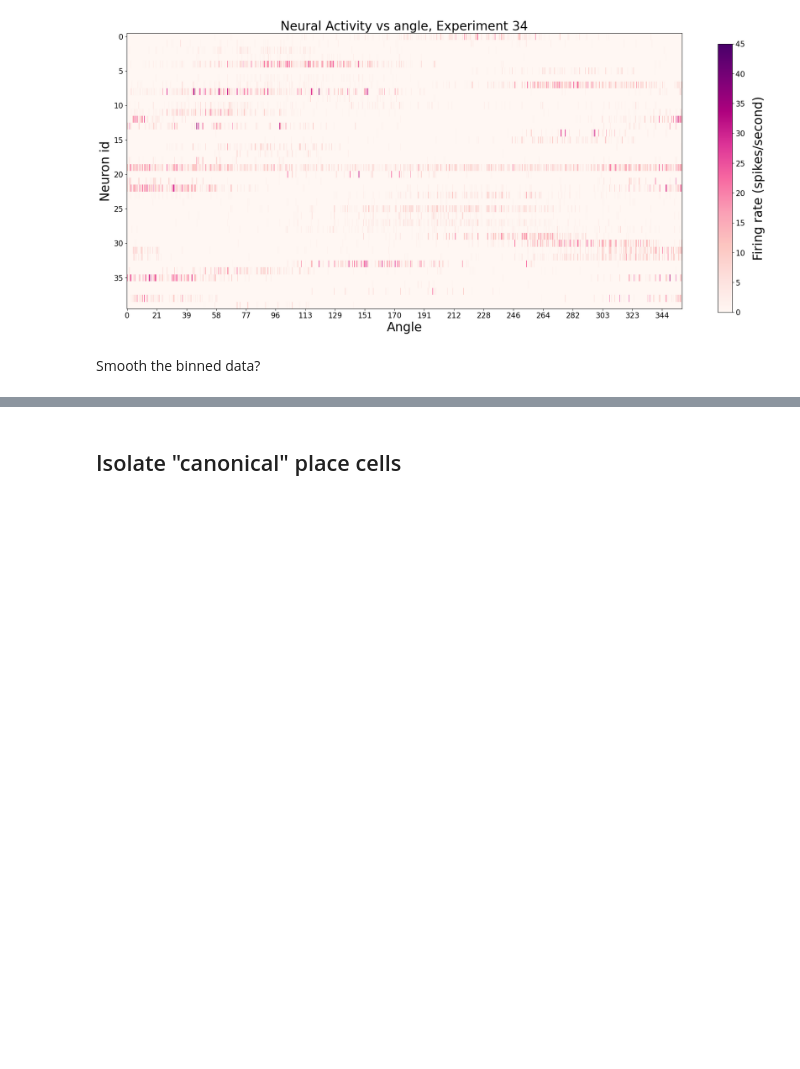
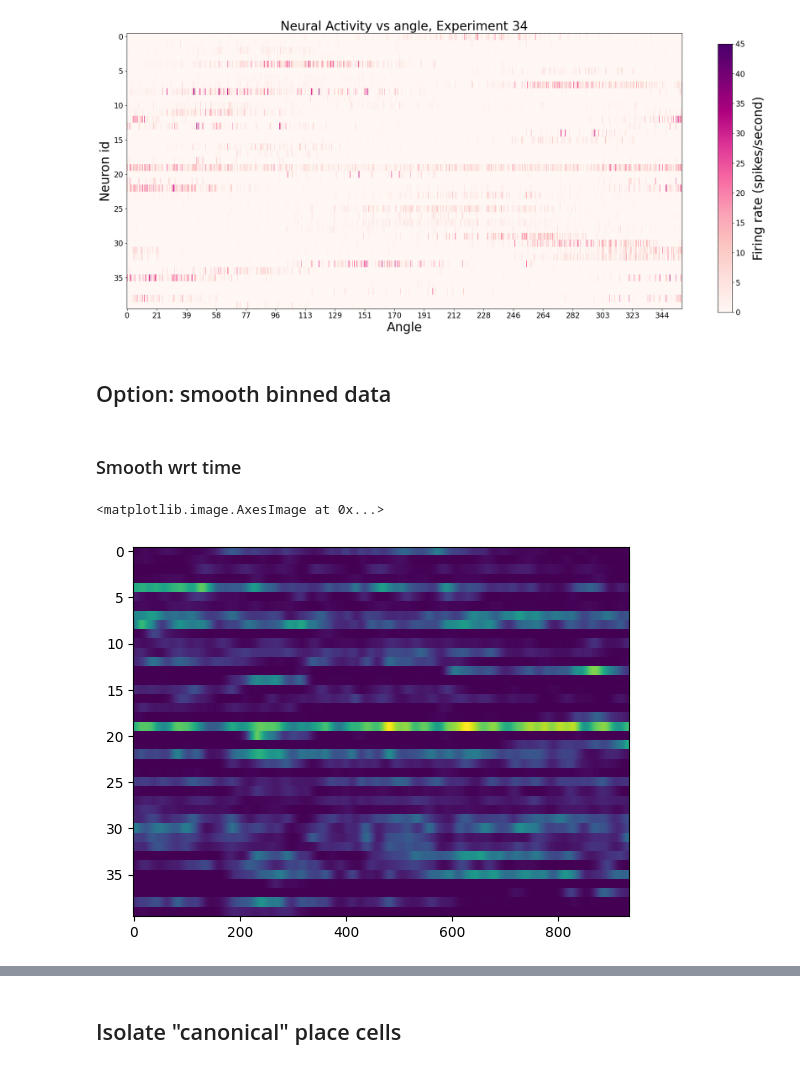
Before and after one commit to geometric-intelligence/neurometry, a Jupyter notebook: neuralgeom/notebooks/13_process_hippocampal_data.ipynb, the cells around one changed output, grey strips where cells are left out. Cells and saved outputs as stored; diff of their text form; code cells hidden in the pictures; blank space fills up the shorter version.

```diff
--- a/neuralgeom/notebooks/13_process_hippocampal_data.ipynb
+++ b/neuralgeom/notebooks/13_process_hippocampal_data.ipynb
@@ -170,21 +169,18 @@ plt.show()
 # %% [output]
 [figure]
 # %% [markdown]
-Smooth the binned data?
+## Option: smooth binned data
+# %% [markdown]
+### Smooth wrt time
 # %%
-### CHECK THIS CODE
+from scipy.ndimage.filters import gaussian_filter1d
 
-# from scipy.ndimage.filters import gaussian_filter1d
+# Apply the Gaussian filter to smooth the spike train
+# 'sigma' is the standard deviation of the Gaussian kernel, in units of time bins
+sigma = 10
+smoothed_neural_activity = gaussian_filter1d(neural_activity.astype(float),sigma, axis=0)
 
-# # 'spike_times' is an array of times at which spikes occurred
-# # To apply kernel smoothing, first create an array where each element represents a small time bin,
-# # and the value is 1 if a spike occurred in that bin and 0 otherwise
-# time_bins = np.arange(0, total_time, bin_width)
-# spike_train = np.histogram(spike_times, bins=time_bins)[0]
-
-# # Apply the Gaussian filter to smooth the spike train
-# # 'sigma' is the standard deviation of the Gaussian kernel, in units of time bins
-# sigma = 5  # for example
-# smoothed_spike_train = gaussian_filter1d(spike_train.astype(float), sigma)
-
-# # The smoothed spike train is now an estimate of the firing rate over time
+plt.imshow(smoothed_neural_activity.T,aspect="auto",interpolation="none")
+# %% [output]
+<matplotlib.image.AxesImage at 0x...>
+[figure, added]
```
Also changed, not shown: parts of 41 cells of this notebook.
